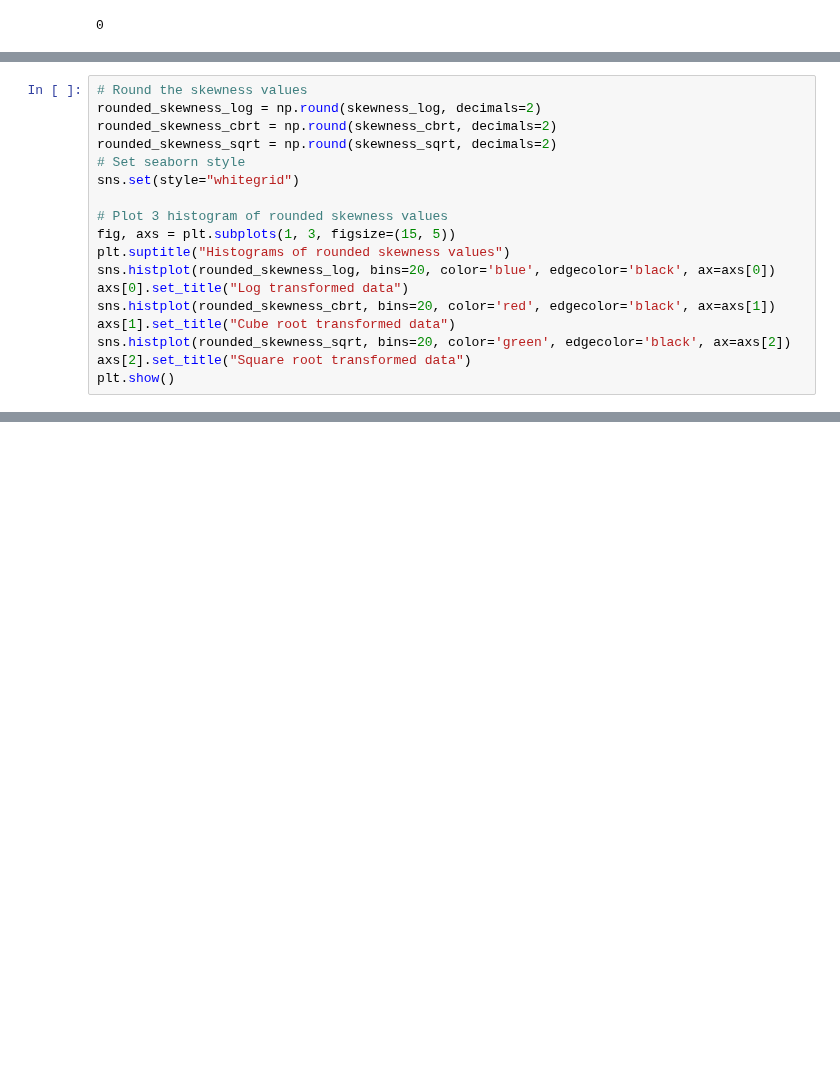
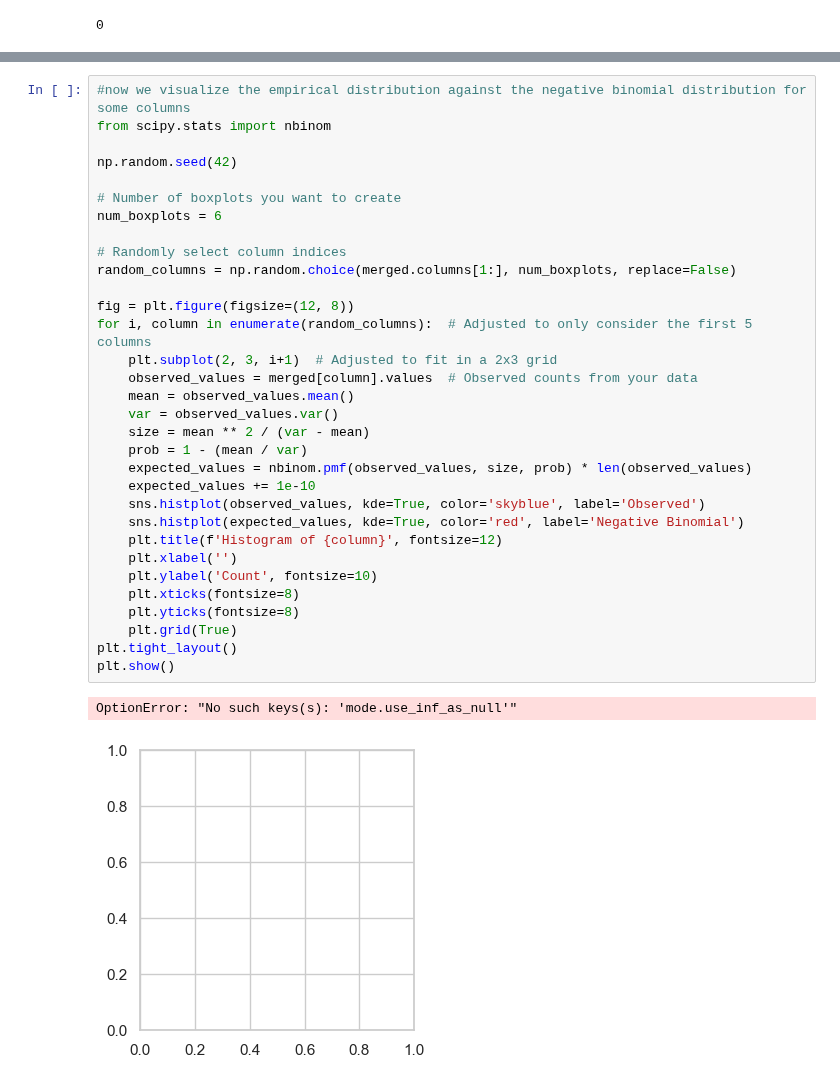
Before and after one commit to eghirardo/ai_lab, a Jupyter notebook: 1. HCC1806_dataprocessing.ipynb, the cells around one changed output, grey strips where cells are left out. Cells and saved outputs as stored; diff of their text form; blank space fills up the shorter version.

```diff
--- a/1. HCC1806_dataprocessing.ipynb
+++ b/1. HCC1806_dataprocessing.ipynb
@@ -1056,18 +806,0 @@ Skewness of square root transformed data: 3.4681211477391485
-# %%
-# Round the skewness values
-rounded_skewness_log = np.round(skewness_log, decimals=2)
-rounded_skewness_cbrt = np.round(skewness_cbrt, decimals=2)
-rounded_skewness_sqrt = np.round(skewness_sqrt, decimals=2)
-# Set seaborn style
-sns.set(style="whitegrid")
-
-# Plot 3 histogram of rounded skewness values
-fig, axs = plt.subplots(1, 3, figsize=(15, 5))
-plt.suptitle("Histograms of rounded skewness values")
-sns.histplot(rounded_skewness_log, bins=20, color='blue', edgecolor='black', ax=axs[0])
-axs[0].set_title("Log transformed data")
-sns.histplot(rounded_skewness_cbrt, bins=20, color='red', edgecolor='black', ax=axs[1])
-axs[1].set_title("Cube root transformed data")
-sns.histplot(rounded_skewness_sqrt, bins=20, color='green', edgecolor='black', ax=axs[2])
-axs[2].set_title("Square root transformed data")
-plt.show()
@@ -1075,0 +837,35 @@ plt.show()
+# %%
+#now we visualize the empirical distribution against the negative binomial distribution for some columns
+from scipy.stats import nbinom
+
+np.random.seed(42)
+
+# Number of boxplots you want to create
+num_boxplots = 6
+
+# Randomly select column indices
+random_columns = np.random.choice(merged.columns[1:], num_boxplots, replace=False)
+
+fig = plt.figure(figsize=(12, 8))
+for i, column in enumerate(random_columns):  # Adjusted to only consider the first 5 columns
+    plt.subplot(2, 3, i+1)  # Adjusted to fit in a 2x3 grid
+    observed_values = merged[column].values  # Observed counts from your data
+    mean = observed_values.mean()
+    var = observed_values.var()
+    size = mean ** 2 / (var - mean)
+    prob = 1 - (mean / var)
+    expected_values = nbinom.pmf(observed_values, size, prob) * len(observed_values)
+    expected_values += 1e-10
+    sns.histplot(observed_values, kde=True, color='skyblue', label='Observed')
+    sns.histplot(expected_values, kde=True, color='red', label='Negative Binomial')
+    plt.title(f'Histogram of {column}', fontsize=12)
+    plt.xlabel('')
+    plt.ylabel('Count', fontsize=10)
+    plt.xticks(fontsize=8)
+    plt.yticks(fontsize=8)
+    plt.grid(True)
+plt.tight_layout()
+plt.show()
+# %% [output]
+OptionError: "No such keys(s): 'mode.use_inf_as_null'"
+[figure, added]
```
Also changed, not shown: parts of 27 cells of this notebook.
